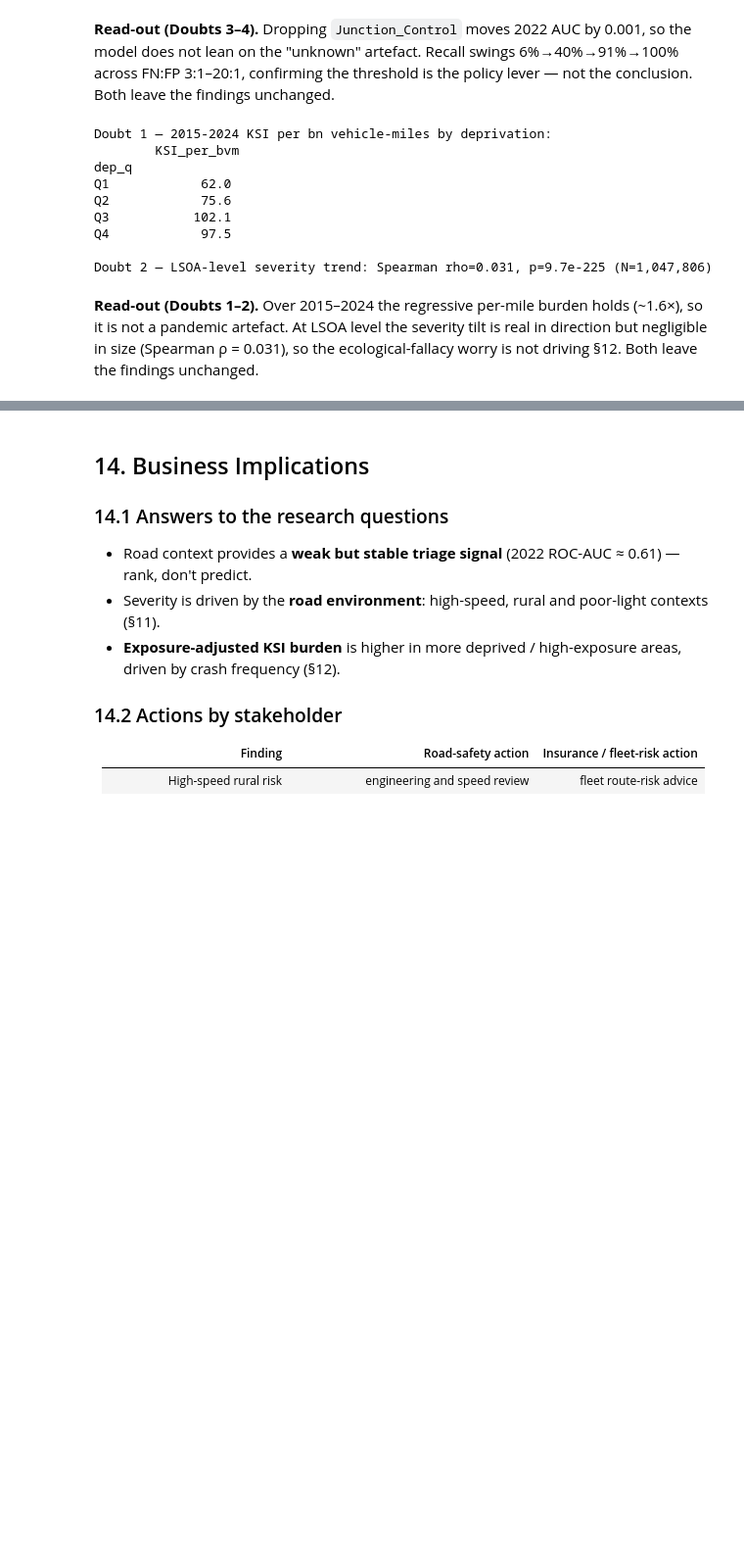
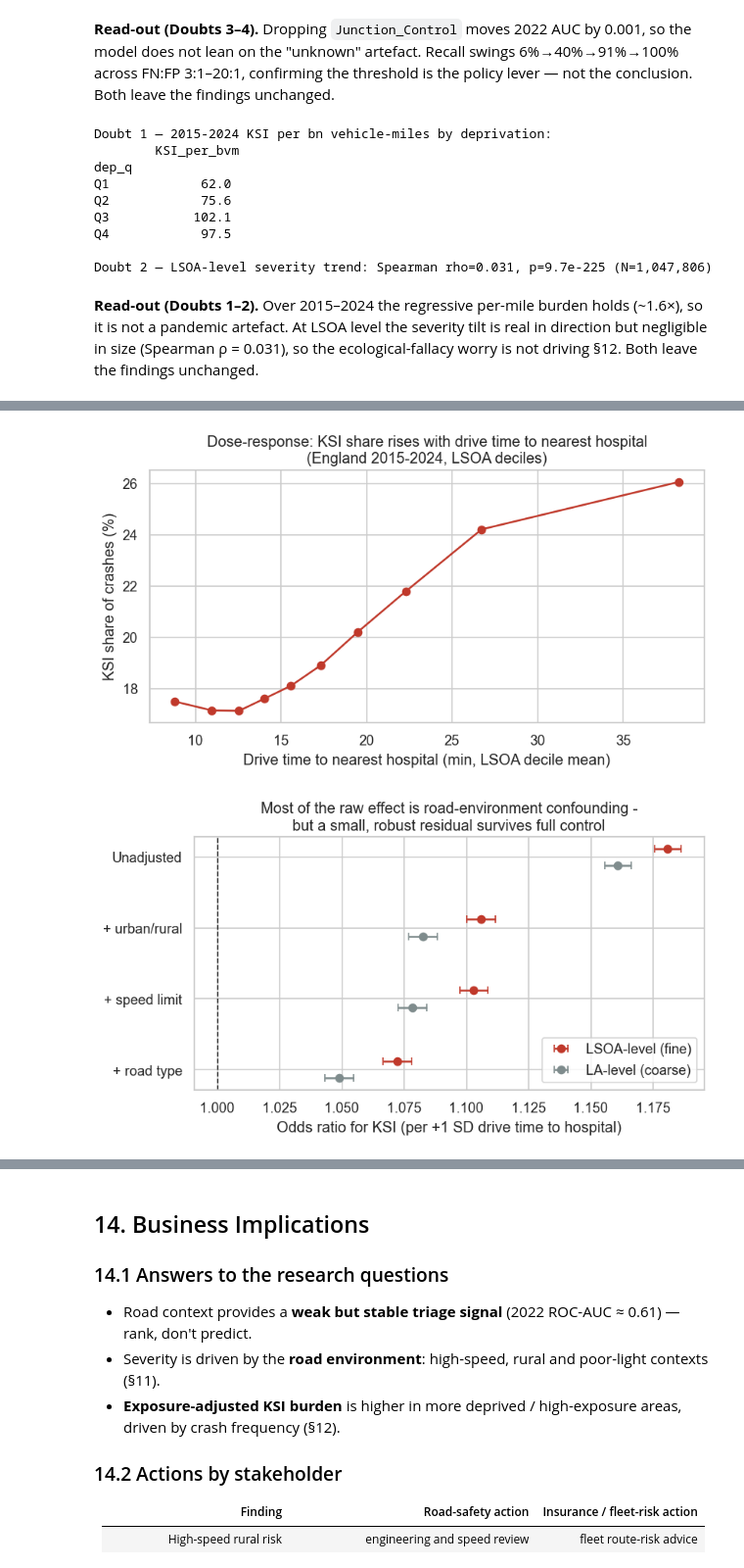
Before and after one commit to XilaiWang/DAAI-road-safety-ksi-analysis, a Jupyter notebook: road_safety_severity_analysis.ipynb, the cells around one changed output, grey strips where cells are left out. Shown at 98% size. Saved outputs shown, nothing was run; the diff lists cells and outputs as text; code cells hidden in the pictures; blank space fills up the shorter version.

```diff
--- a/road_safety_severity_analysis.ipynb
+++ b/road_safety_severity_analysis.ipynb
@@ -148,10 +148,11 @@ F_LAD2CTY     = "LAD17_CTYUA17_EW_LU.csv"
 F_IMD_LSOA    = "File_7_-_All_IoD2019_Scores__Ranks__Deciles_and_Population_Denominators_3.csv"
 F_STATS19_FULL= "dft-road-casualty-statistics-collision-1979-latest-published-year.csv"
 F_STATS19_SUB = "stats19_collisions_2015_2024_subset.csv"
+F_JTS         = "jts0506_hospital_drivetime_by_lsoa.csv"
 STATS19 = F_STATS19_FULL if (DATA/F_STATS19_FULL).exists() else F_STATS19_SUB   # full if present, else bundled subset
 
 # --- fail fast with a helpful message if inputs are missing ---
-need = [F_ACCIDENTS, F_IMD_LAD, F_TRAFFIC, F_LAD2CTY, F_IMD_LSOA]
+need = [F_ACCIDENTS, F_IMD_LAD, F_TRAFFIC, F_LAD2CTY, F_IMD_LSOA, F_JTS]
 missing = [f for f in need if not (DATA/f).exists()] + ([] if (DATA/STATS19).exists() else ["a STATS19 collision file (full or subset)"])
 assert not missing, "Missing in ./data/: " + "; ".join(missing) + "  — see §0 'How to Run'."
 print("environment OK | python", sys.version.split()[0], "| using STATS19:", STATS19)
@@ -827,0 +889,21 @@ Doubt 2 — LSOA-level severity trend: Spearman rho=0.031, p=9.7e-225 (N=1,047,8
+# %%
+# Fig A — dose-response (LSOA deciles); Fig B — OR forest across stepwise controls
+s = ca.dropna(subset=["acc_lsoa"]).copy(); s["bin"] = pd.qcut(s.acc_lsoa, 10, labels=False)
+gd = s.groupby("bin", observed=True).agg(t=("acc_lsoa","mean"), k=("KSI","mean"))
+fig,ax = plt.subplots(figsize=(7,4)); ax.plot(gd.t, gd.k*100, "o-", color="#c0392b")
+ax.set_xlabel("Drive time to nearest hospital (min, LSOA decile mean)"); ax.set_ylabel("KSI share of crashes (%)")
+ax.set_title("Dose-response: KSI share rises with drive time to nearest hospital\n(England 2015-2024, LSOA deciles)")
+plt.tight_layout(); plt.savefig(OUTPUT/"access_dose_response.png", dpi=120, bbox_inches="tight"); plt.show()
+
+fig,ax = plt.subplots(figsize=(7,4)); ypos = np.arange(len(forms))[::-1]
+for res,color,off,lab in [(orL,"#c0392b",0.12,"LSOA-level (fine)"),(orA,"#7f8c8d",-0.12,"LA-level (coarse)")]:
+    ors=[o for _,o,_,_,_ in res]; lo=[l for _,_,l,_,_ in res]; hi=[h for _,_,_,h,_ in res]
+    ax.errorbar(ors, ypos+off, xerr=[np.array(ors)-np.array(lo), np.array(hi)-np.array(ors)],
+                fmt="o", color=color, capsize=3, label=lab)
+ax.axvline(1.0, ls="--", color="k", lw=1); ax.set_yticks(ypos); ax.set_yticklabels([l for l,_ in forms])
+ax.set_xlabel("Odds ratio for KSI (per +1 SD drive time to hospital)")
+ax.set_title("Most of the raw effect is road-environment confounding -\nbut a small, robust residual survives full control")
+ax.legend(); plt.tight_layout(); plt.savefig(OUTPUT/"access_or_forest.png", dpi=120, bbox_inches="tight"); plt.show()
+# %% [output]
+[figure, added]
+[figure, added]
```
Also changed, not shown: parts of 3 cells of this notebook, 4 other files.
